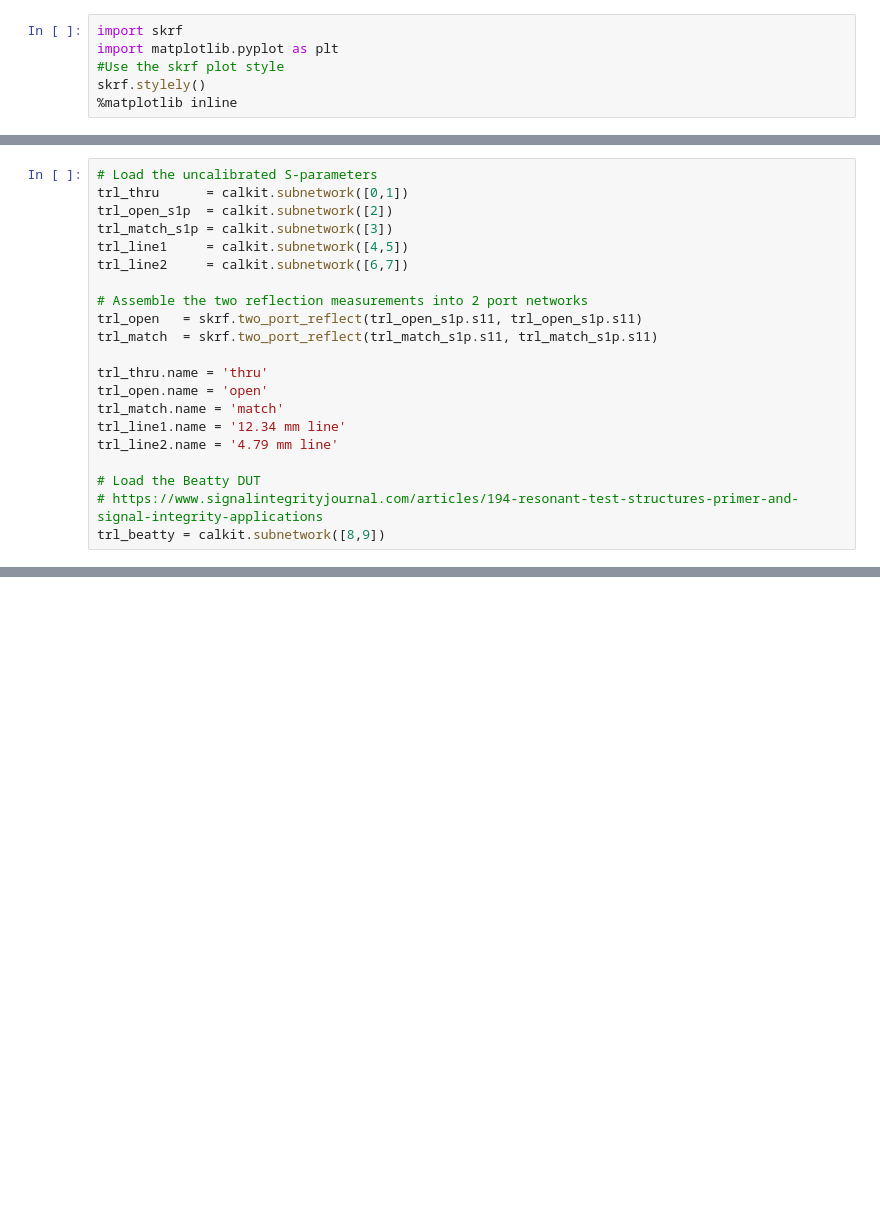
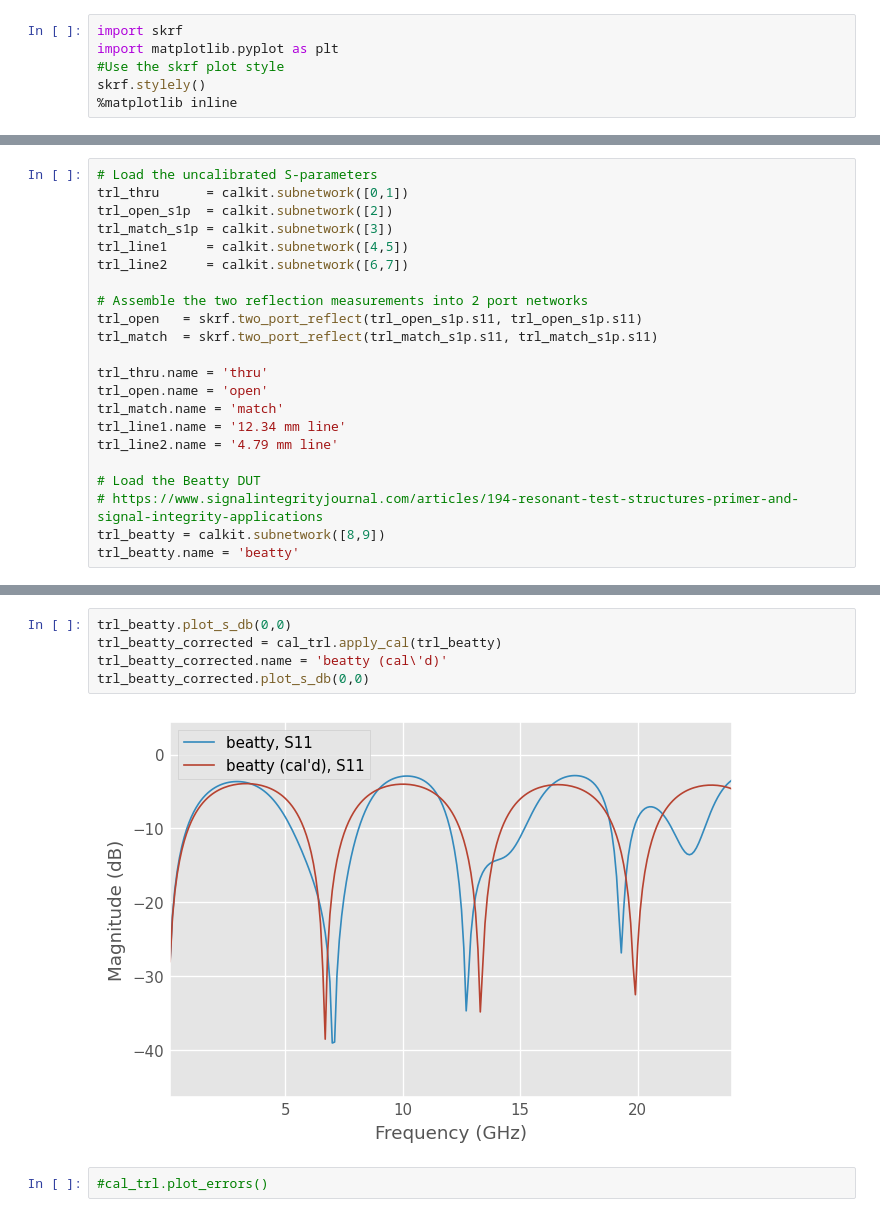
Before and after one commit to dkozel/jupyter-notebooks, a Jupyter notebook: TRL Analysis.ipynb, the cells around one changed output, grey strips where cells are left out. Cells and saved outputs as stored; diff of their text form; blank space fills up the shorter version.

```diff
--- a/TRL Analysis.ipynb
+++ b/TRL Analysis.ipynb
@@ -32,6 +34,7 @@ trl_line2.name = '4.79 mm line'
 # Load the Beatty DUT
 # https://www.signalintegrityjournal.com/articles/194-resonant-test-structures-primer-and-signal-integrity-applications
 trl_beatty = calkit.subnetwork([8,9])
+trl_beatty.name = 'beatty'
 # %%
 # Print a few representative plots
 trl_thru.plot_s_db(0,0)
@@ -79,0 +83,9 @@ cal_trl.apply_cal(trl_open).plot_s_smith(0,0)
+# %%
+trl_beatty.plot_s_db(0,0)
+trl_beatty_corrected = cal_trl.apply_cal(trl_beatty)
+trl_beatty_corrected.name = 'beatty (cal\'d)'
+trl_beatty_corrected.plot_s_db(0,0)
+# %% [output]
+[figure, added]
+# %%
+#cal_trl.plot_errors()
```
Also changed, not shown: parts of 14 cells of this notebook, 6 other files.
